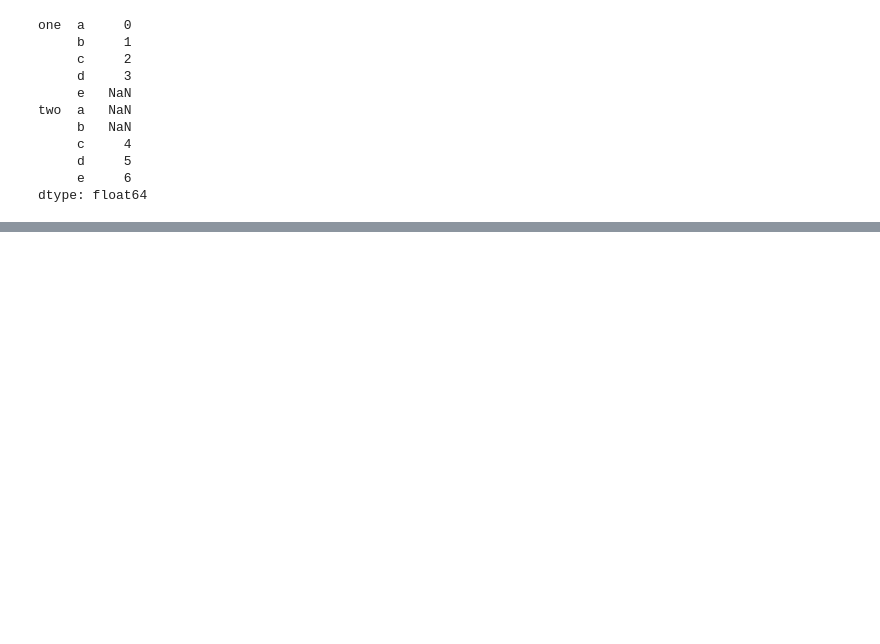
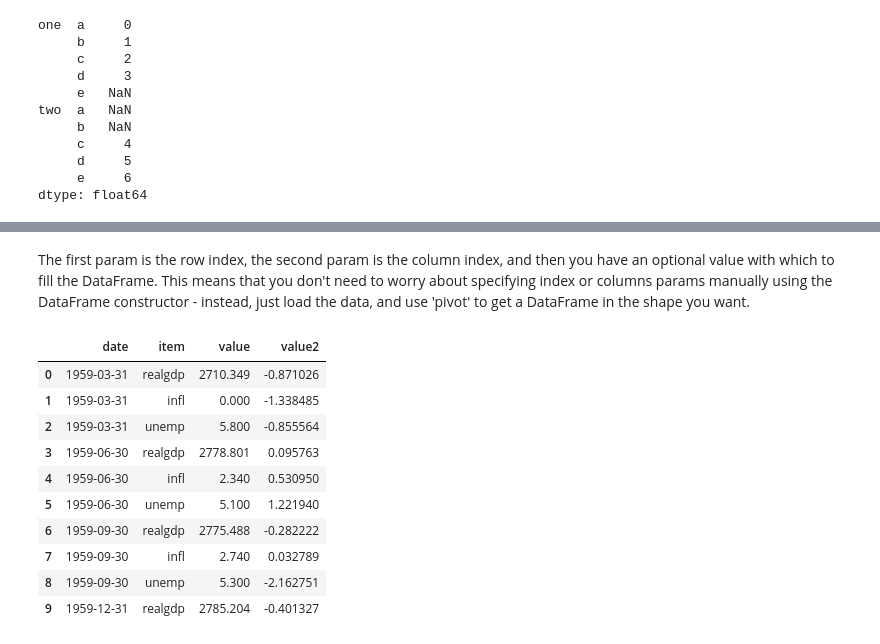
Before and after one commit to aenfield/random, a Jupyter notebook: PythonForDataAnalysisCh7.ipynb, the cells around one changed output, grey strips where cells are left out. Saved outputs shown, nothing was run; the diff lists cells and outputs as text; code cells hidden in the pictures; blank space fills up the shorter version.

```diff
--- a/PythonForDataAnalysisCh7.ipynb
+++ b/PythonForDataAnalysisCh7.ipynb
@@ -754,0 +803,6 @@ In middle of 191.
+# %%
+ldata = DataFrame(
+    {'date':['1959-03-31','1959-03-31','1959-03-31','1959-06-30','1959-06-30','1959-06-30','1959-09-30','1959-09-30','1959-09-30','1959-12-31'],
+     'item':['realgdp','infl','unemp','realgdp','infl','unemp','realgdp','infl','unemp','realgdp'],
+     'value':[2710.349,0.,5.8,2778.801,2.340,5.1,2775.488,2.74,5.3,2785.204]})
+ldata
@@ -754,0 +831,19 @@ In middle of 191.
+# %% [markdown]
+The first param is the row index, the second param is the column index, and then you have an optional value with which to fill the DataFrame. This means that you don't need to worry about specifying index or columns params manually using the DataFrame constructor - instead, just load the data, and use 'pivot' to get a DataFrame in the shape you want.
+# %%
+# add a new column to the source data to demonstrate having two
+# value columns to reshape at the same time
+ldata['value2'] = np.random.randn(len(ldata))
+ldata
+# %% [output]
+|  | date | item | value | value2 |
+| 0 | 1959-03-31 | realgdp | 2710.349 | -0.871026 |
+| 1 | 1959-03-31 | infl | 0.000 | -1.338485 |
+| 2 | 1959-03-31 | unemp | 5.800 | -0.855564 |
+| 3 | 1959-06-30 | realgdp | 2778.801 | 0.095763 |
+| 4 | 1959-06-30 | infl | 2.340 | 0.530950 |
+| 5 | 1959-06-30 | unemp | 5.100 | 1.221940 |
+| 6 | 1959-09-30 | realgdp | 2775.488 | -0.282222 |
+| 7 | 1959-09-30 | infl | 2.740 | 0.032789 |
+| 8 | 1959-09-30 | unemp | 5.300 | -2.162751 |
+| 9 | 1959-12-31 | realgdp | 2785.204 | -0.401327 |
```
Also changed, not shown: parts of 41 cells of this notebook.
